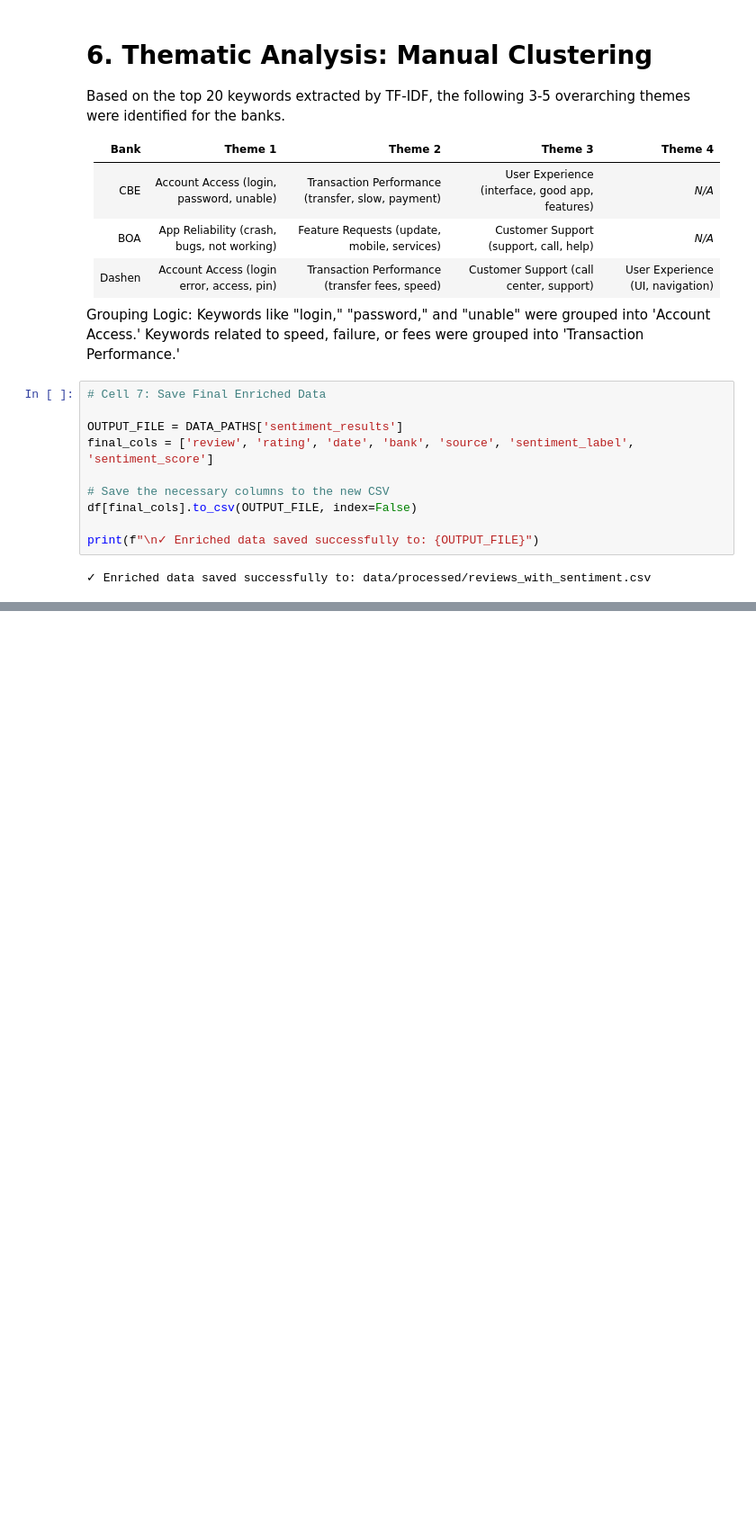
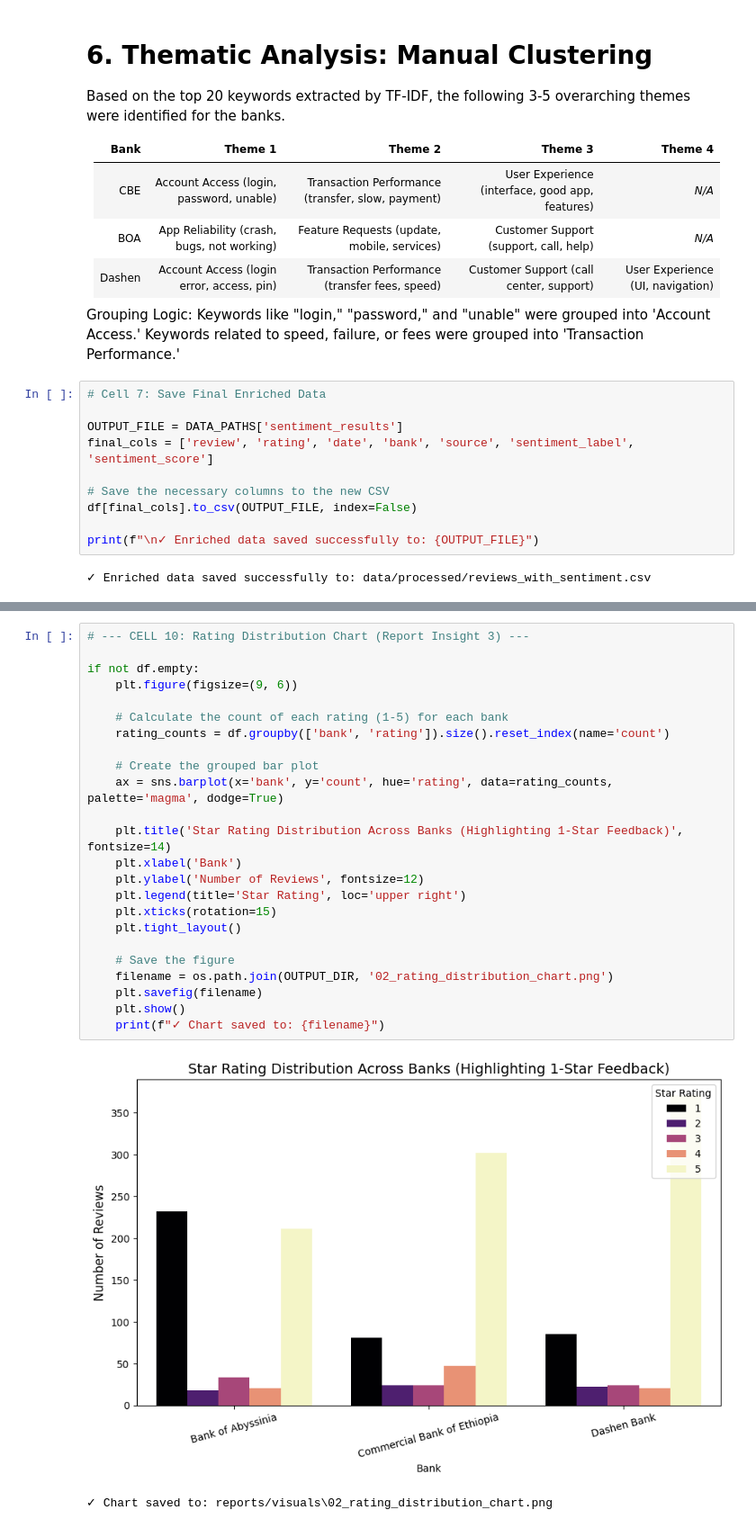
Before and after one commit to rufta-g20/bank_review_analysis, a Jupyter notebook: analysis_and_themes.ipynb, the cells around one changed output, grey strips where cells are left out. Shown at 90% size. Cells and saved outputs as stored; diff of their text form; blank space fills up the shorter version.

```diff
--- a/analysis_and_themes.ipynb
+++ b/analysis_and_themes.ipynb
@@ -215,0 +290,27 @@ print(f"\n✓ Enriched data saved successfully to: {OUTPUT_FILE}")
+# %%
+# --- CELL 10: Rating Distribution Chart (Report Insight 3) ---
+
+if not df.empty:
+    plt.figure(figsize=(9, 6))
+
+    # Calculate the count of each rating (1-5) for each bank
+    rating_counts = df.groupby(['bank', 'rating']).size().reset_index(name='count')
+
+    # Create the grouped bar plot
+    ax = sns.barplot(x='bank', y='count', hue='rating', data=rating_counts, palette='magma', dodge=True)
+
+    plt.title('Star Rating Distribution Across Banks (Highlighting 1-Star Feedback)', fontsize=14)
+    plt.xlabel('Bank')
+    plt.ylabel('Number of Reviews', fontsize=12)
+    plt.legend(title='Star Rating', loc='upper right')
+    plt.xticks(rotation=15)
+    plt.tight_layout()
+
+    # Save the figure
+    filename = os.path.join(OUTPUT_DIR, '02_rating_distribution_chart.png')
+    plt.savefig(filename)
+    plt.show()
+    print(f"✓ Chart saved to: {filename}")
+# %% [output]
+[figure, added]
+✓ Chart saved to: reports/visuals\02_rating_distribution_chart.png
```
Also changed, not shown: parts of 4 cells of this notebook.
